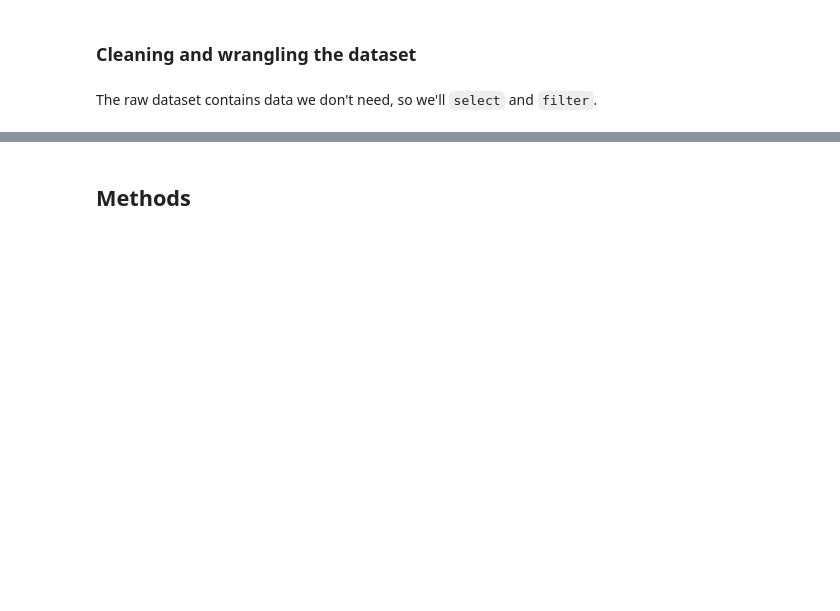
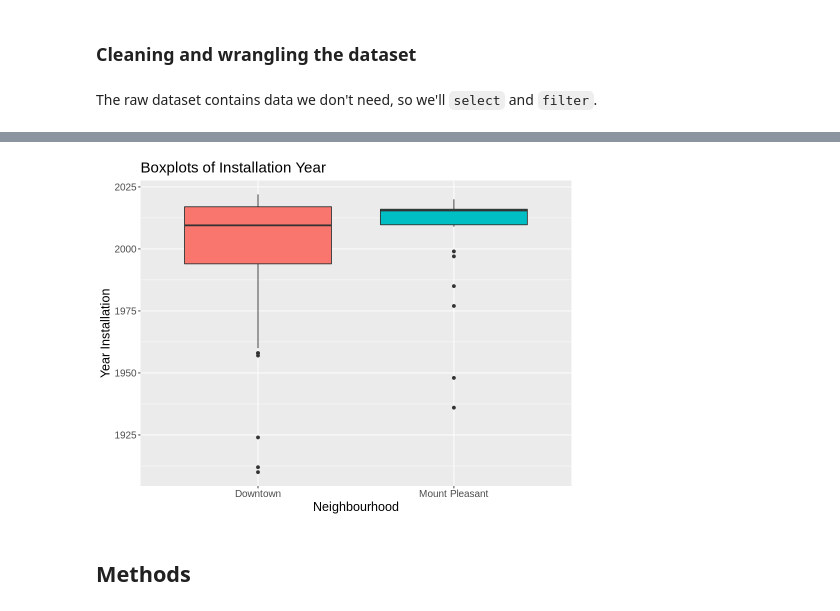
Before and after one commit to olivia-1221/Vancouver-Public-Art, a Jupyter notebook: proposal.ipynb, the cells around one changed output, grey strips where cells are left out. Drawn from its saved outputs; the diff is of its cells as text; code cells hidden in the pictures; blank space fills up the shorter version.

```diff
--- a/proposal.ipynb
+++ b/proposal.ipynb
@@ -95,0 +168,13 @@ nrow(art_data)
+# %%
+inst_year_boxplots <-
+    art_data %>%
+    ggplot() +
+    geom_boxplot(aes(Neighbourhood, YearOfInstallation, fill = Neighbourhood)) +
+    theme(text = element_text(size = 15)) +
+    ggtitle("Boxplots of Installation Year") +
+    xlab("Neighbourhood") +
+    ylab("Year Installation") +
+    guides(fill = FALSE)
+
+inst_year_boxplots
+# %% [output]
@@ -96,3 +183,4 @@ nrow(art_data)
+[figure, added]
 # %% [markdown]
 ## Methods
 # %% [markdown]
```
Also changed, not shown: parts of 9 cells of this notebook.
